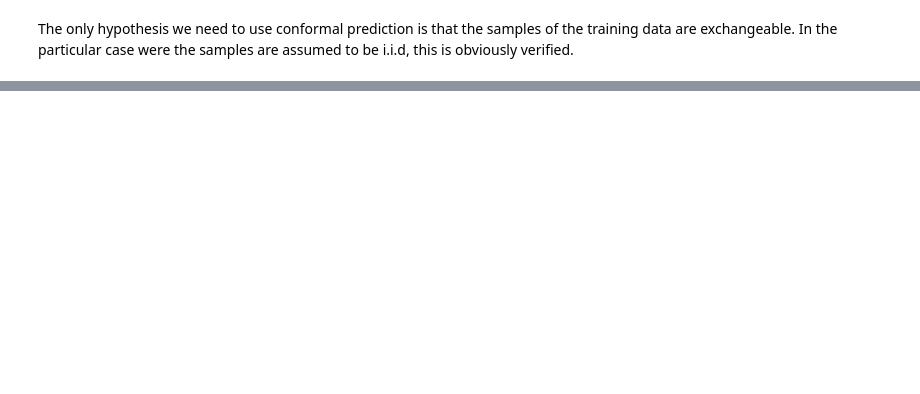
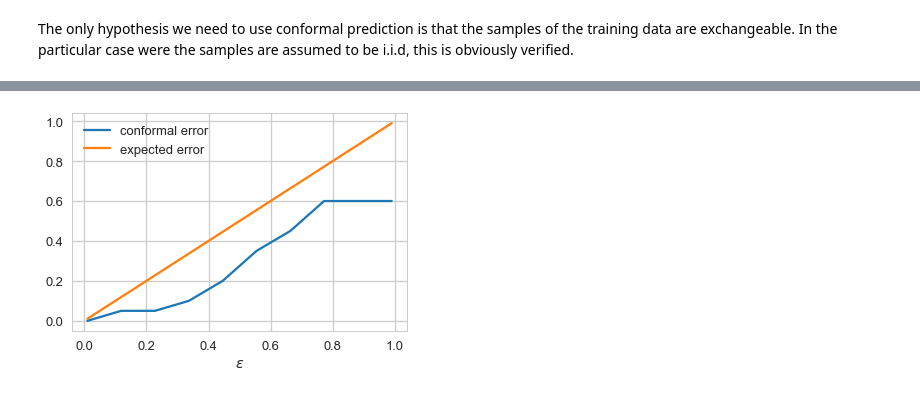
Before and after one commit to eacquarone/OnlineLearning, a Jupyter notebook: Online Learning.ipynb, the cells around one changed output, grey strips where cells are left out. Cells and saved outputs as stored; diff of their text form; code cells hidden in the pictures; blank space fills up the shorter version.

```diff
--- a/Online Learning.ipynb
+++ b/Online Learning.ipynb
@@ -267,0 +58,28 @@ list_obs[-1]
+# %%
+errors = []
+avg_region_size = []
+space = np.linspace(0.99, 0.01, 10)
+for e in space:
+    hits = []
+    confidence_regions = []
+    for i, value in enumerate(samples):
+        confidence_region = []
+        for outcome in range(n_trials):
+            accept = conformal_algorithm(
+                nonconformity_measure, samples[:i], outcome, epsilon=e
+            )
+            if accept:
+                confidence_region.append(outcome)
+
+        hits.append(value in confidence_region)
+        confidence_regions.append(confidence_region)
+    avg_region_size.append(np.mean([len(region) for region in confidence_regions]))
+    errors.append(1  - np.mean(hits))
+# %%
+plt.plot(space, errors, label="conformal error")
+plt.plot(space, space, label="expected error")
+plt.xlabel('$\\epsilon$')
+plt.legend()
+plt.show()
+# %% [output]
+[figure, added]
```
Also changed, not shown: parts of 55 cells of this notebook.
